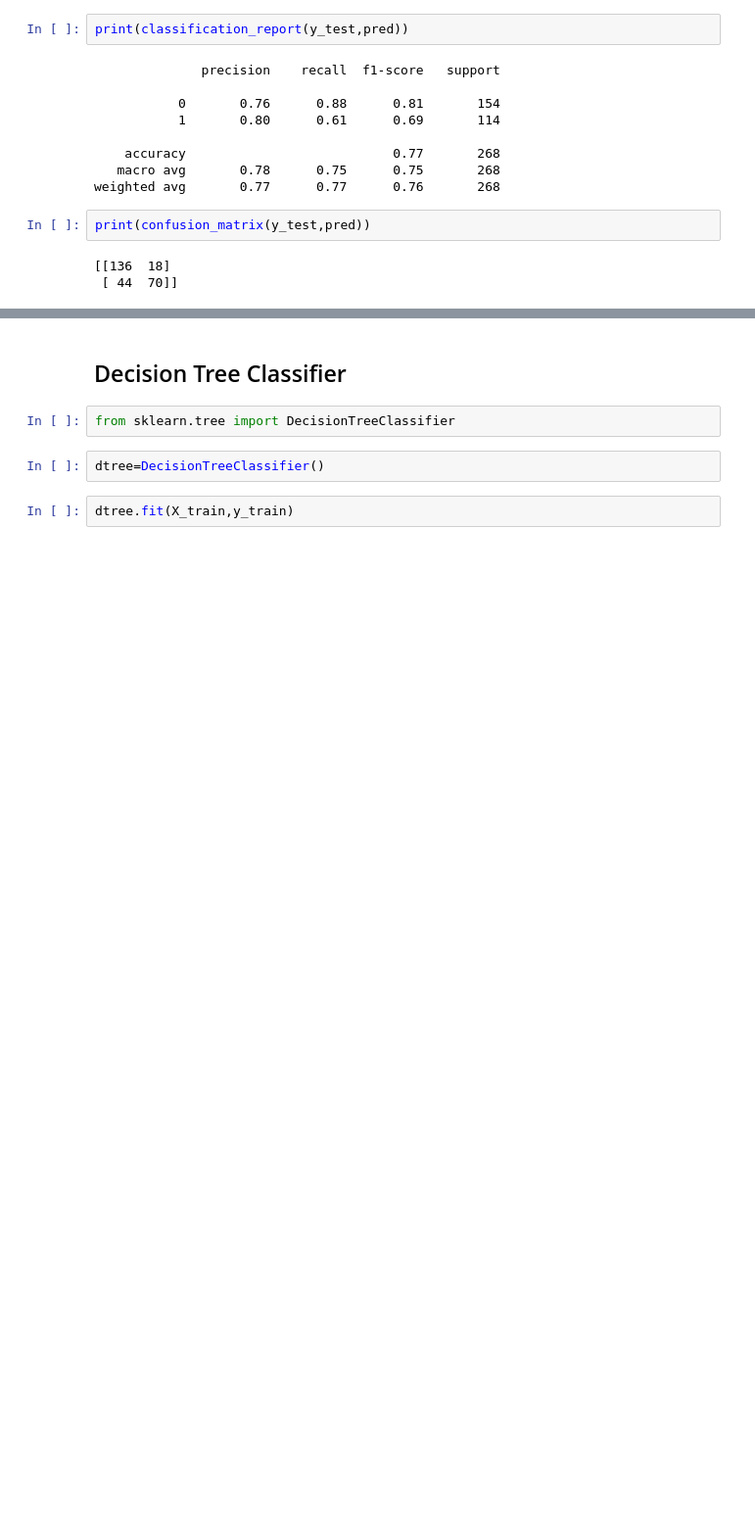
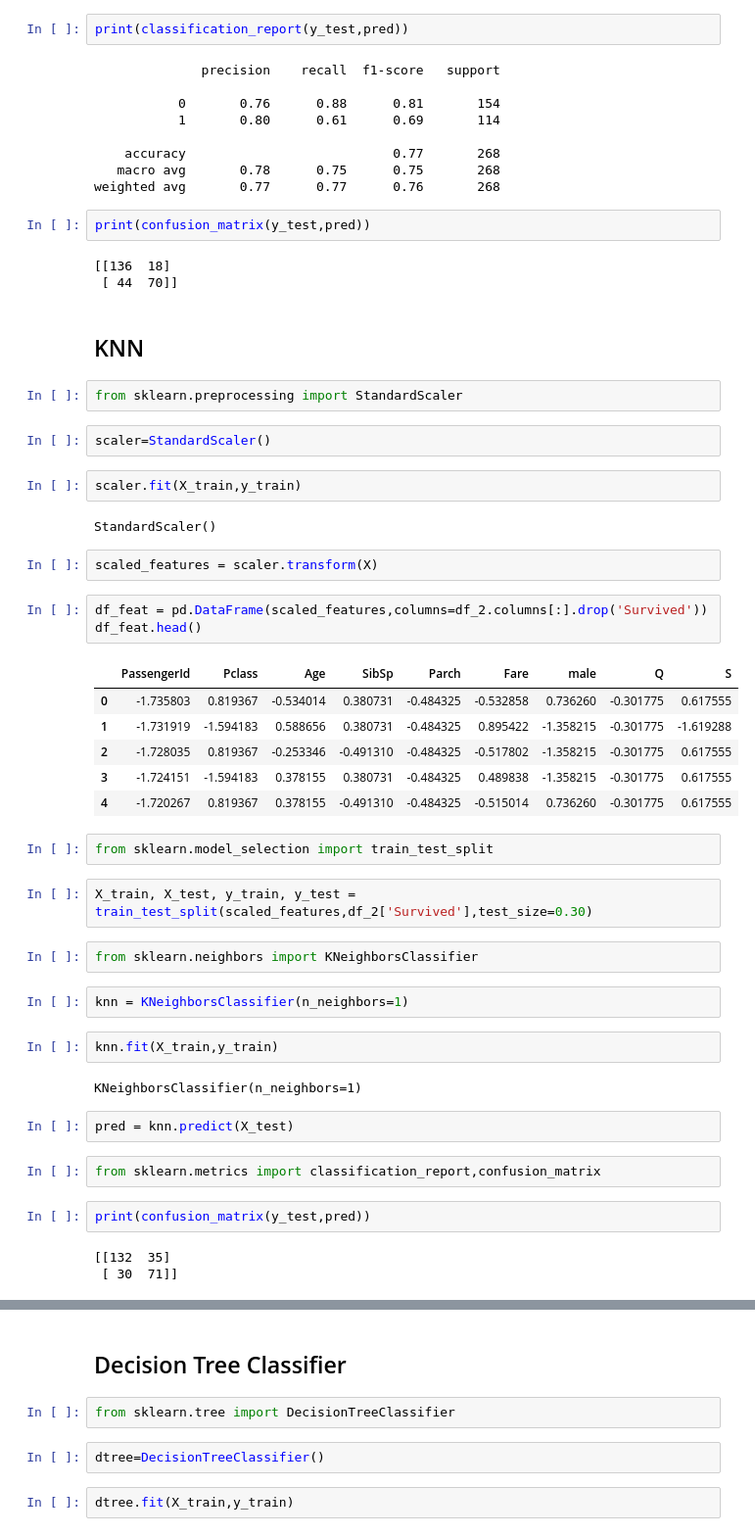
Before and after one commit to VanshikaNehra23/Titanic_Surviver, a Jupyter notebook: Titanic.ipynb, the cells around one changed output, grey strips where cells are left out. Shown at 98% size. Drawn from its saved outputs; the diff is of its cells as text; blank space fills up the shorter version.

```diff
--- a/Titanic.ipynb
+++ b/Titanic.ipynb
@@ -120,3 +120,46 @@ print(confusion_matrix(y_test,pred))
 # %% [output]
 [[136  18]
  [ 44  70]]
+# %% [markdown]
+## KNN
+# %%
+from sklearn.preprocessing import StandardScaler
+# %%
+scaler=StandardScaler()
+# %%
+scaler.fit(X_train,y_train)
+# %% [output]
+StandardScaler()
+# %%
+scaled_features = scaler.transform(X)
+# %%
+df_feat = pd.DataFrame(scaled_features,columns=df_2.columns[:].drop('Survived'))
+df_feat.head()
+# %% [output]
+|  | PassengerId | Pclass | Age | SibSp | Parch | Fare | male | Q | S |
+| 0 | -1.735803 | 0.819367 | -0.534014 | 0.380731 | -0.484325 | -0.532858 | 0.736260 | -0.301775 | 0.617555 |
+| 1 | -1.731919 | -1.594183 | 0.588656 | 0.380731 | -0.484325 | 0.895422 | -1.358215 | -0.301775 | -1.619288 |
+| 2 | -1.728035 | 0.819367 | -0.253346 | -0.491310 | -0.484325 | -0.517802 | -1.358215 | -0.301775 | 0.617555 |
+| 3 | -1.724151 | -1.594183 | 0.378155 | 0.380731 | -0.484325 | 0.489838 | -1.358215 | -0.301775 | 0.617555 |
+| 4 | -1.720267 | 0.819367 | 0.378155 | -0.491310 | -0.484325 | -0.515014 | 0.736260 | -0.301775 | 0.617555 |
+# %%
+from sklearn.model_selection import train_test_split
+# %%
+X_train, X_test, y_train, y_test = train_test_split(scaled_features,df_2['Survived'],test_size=0.30)
+# %%
+from sklearn.neighbors import KNeighborsClassifier
+# %%
+knn = KNeighborsClassifier(n_neighbors=1)
+# %%
+knn.fit(X_train,y_train)
+# %% [output]
+KNeighborsClassifier(n_neighbors=1)
+# %%
+pred = knn.predict(X_test)
+# %%
+from sklearn.metrics import classification_report,confusion_matrix
+# %%
+print(confusion_matrix(y_test,pred))
+# %% [output]
+[[132  35]
+ [ 30  71]]
```
Also changed, not shown: parts of 33 cells of this notebook.
